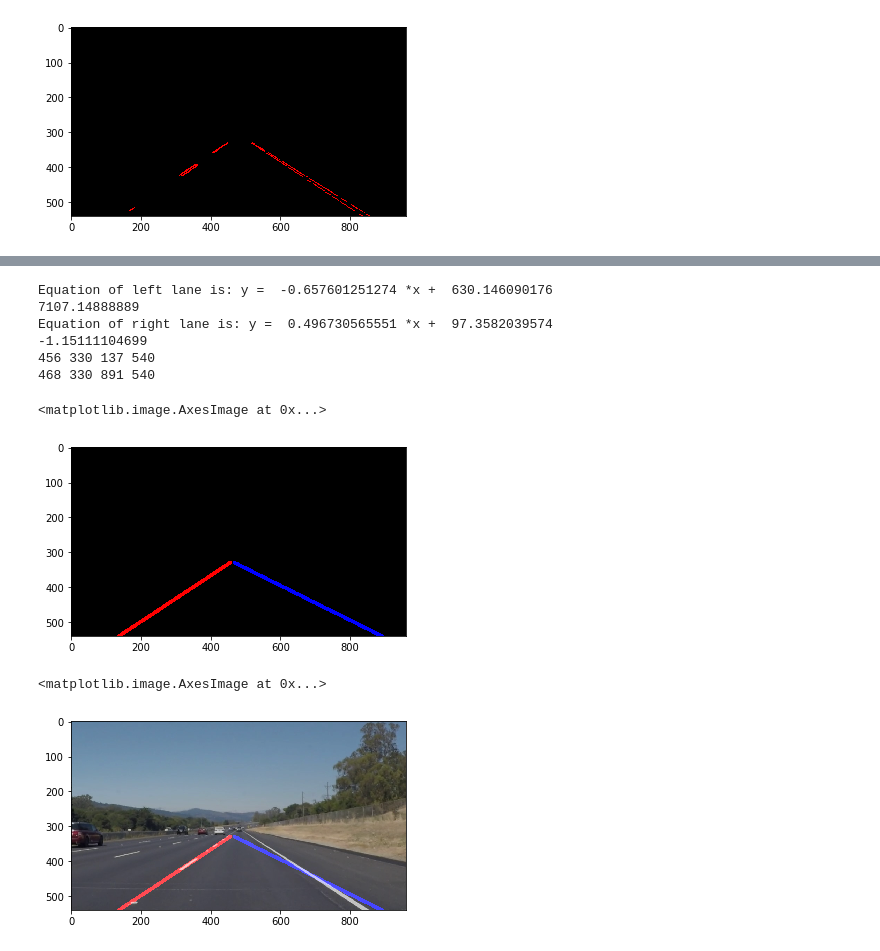
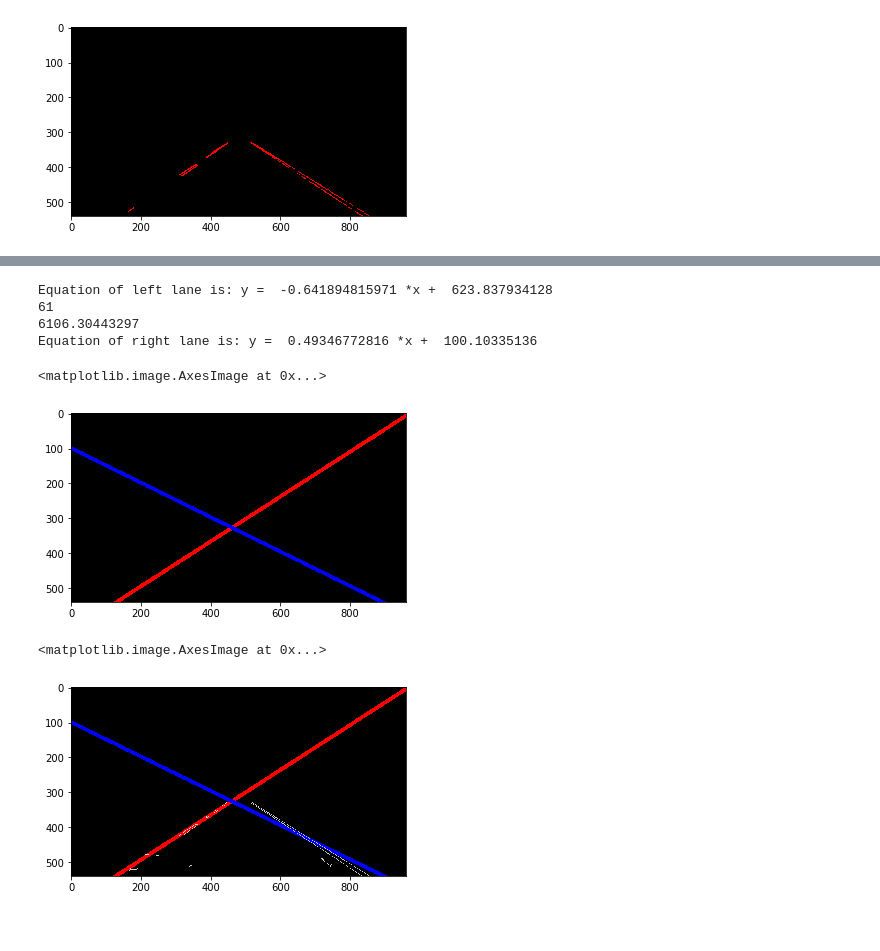
Before and after one commit to Conciliabulle/lane_detection, a Jupyter notebook: Finding_lane.ipynb, the cells around one changed output, grey strips where cells are left out. Cells and saved outputs as stored; diff of their text form; code cells hidden in the pictures.

Commit message:
Working on right lane issue

```diff
--- a/Finding_lane.ipynb
+++ b/Finding_lane.ipynb
@@ -255,6 +259,7 @@ else: # no left lanes detectected
 print('Equation of left lane is: y = ',slope_left,'*x + ',offset_left)
 
 #right line equation average
+print(lines_right.shape[0])
 if(lines_right.shape[0]!=0):
     print(offset_right_sum)
     slope_right = slope_right_sum/lines_right.shape[0]
@@ -265,38 +270,51 @@ else: # no right lanes detectected
     offset_right = 0
     x_min_right = 0
     y_min_right=0
+
+#slope_right =0.57
+#offset_right=50
+
 print('Equation of right lane is: y = ',slope_right,'*x + ',offset_right)
 
 #compute the x value for the horizontal limit of the left line according to the zone of interest
 y_max = image.shape[0]
-x_min_left = int((y_min_left-offset_left)/slope_left) # x = [y-b]/a
-x_max_left = int((y_max-offset_left)/slope_left) # x = [y-b]/a
-x_min_right = int((y_min_right-offset_right)/slope_right) # x = [y-b]/a
-x_max_right = int((y_max-offset_right)/slope_right) # x = [y-b]/a
+#x_min_left = int((y_min_left-offset_left)/slope_left) # x = [y-b]/a
+#x_max_left = int((y_max-offset_left)/slope_left) # x = [y-b]/a
+#x_min_right = int((y_min_right-offset_right)/slope_right) # x = [y-b]/a
+#x_max_right = int((y_max-offset_right)/slope_right) # x = [y-b]/a
 
-print(slope_left*image.shape[1]+offset_left)
-print(x_min_left,y_min_left,x_max_left,y_max)
-print(x_min_right,y_min_right,x_max_right,y_max)
-cv2.line(line_image, (x_max_left,y_max), (x_min_left, y_min_left), (255,0,0), 10)
-cv2.line(line_image, (x_max_right,y_max), (x_min_right, y_min_right), (0,0,255), 10)
+x1 = 0
+x2 = image.shape[1]
+y1 = int(slope_left*x1 + offset_left)
+y2 = int(slope_left*x2 + offset_left)
+
+#print(slope_left*image.shape[1]+offset_left)
+#print(x_min_left,y_min_left,x_max_left,y_max)
+#print(x_min_right,y_min_right,x_max_right,y_max)
+#cv2.line(line_image, (x_max_left,y_max), (x_min_left, y_min_left), (255,0,0), 10)
+#cv2.line(line_image, (x_max_right,y_max), (x_min_right, y_min_right), (0,0,255), 10)
+
+cv2.line(line_image, (x1,y1), (x2,y2), (255,0,0), 10)
+y1 = int(slope_right*x1 + offset_right)
+y2 = int(slope_right*x2 + offset_right)
+cv2.line(line_image, (x1,y1), (x2,y2), (0,0,255), 10)
 
 plt.imshow(line_image)
 #compute the x value for the horizontal limit of the right line according to the zone of interest
 #x_min_left = (y_min_right-offset_right)/slope_right
 #cv2.line(line_image, (image.shape[1], slope_right*image.shape[1]+offset_right), (x_min_right, y_min_right), [0,0,255], 10)
 # %% [output]
-Equation of left lane is: y =  -0.657601251274 *x +  630.146090176
-7107.14888889
-Equation of right lane is: y =  0.496730565551 *x +  97.3582039574
--1.15111104699
-456 330 137 540
-468 330 891 540
+Equation of left lane is: y =  -0.641894815971 *x +  623.837934128
+61
+6106.30443297
+Equation of right lane is: y =  0.49346772816 *x +  100.10335136
 <matplotlib.image.AxesImage at 0x...>
-[figure, old version]
+[figure, new version]
 # %%
 image_res = np.copy(image)
-combo_res = cv2.addWeighted(image_res, 0.8, line_image, 1, 0)
+#combo_res = cv2.addWeighted(image_res, 0.8, line_image, 1, 0)
+combo_res = cv2.addWeighted(color_edges, 0.8, line_image, 1, 0)
 plt.imshow(combo_res)
 # %% [output]
 <matplotlib.image.AxesImage at 0x...>
-[figure, old version]
+[figure, new version]
```
Also changed, not shown: parts of 5 cells of this notebook.
